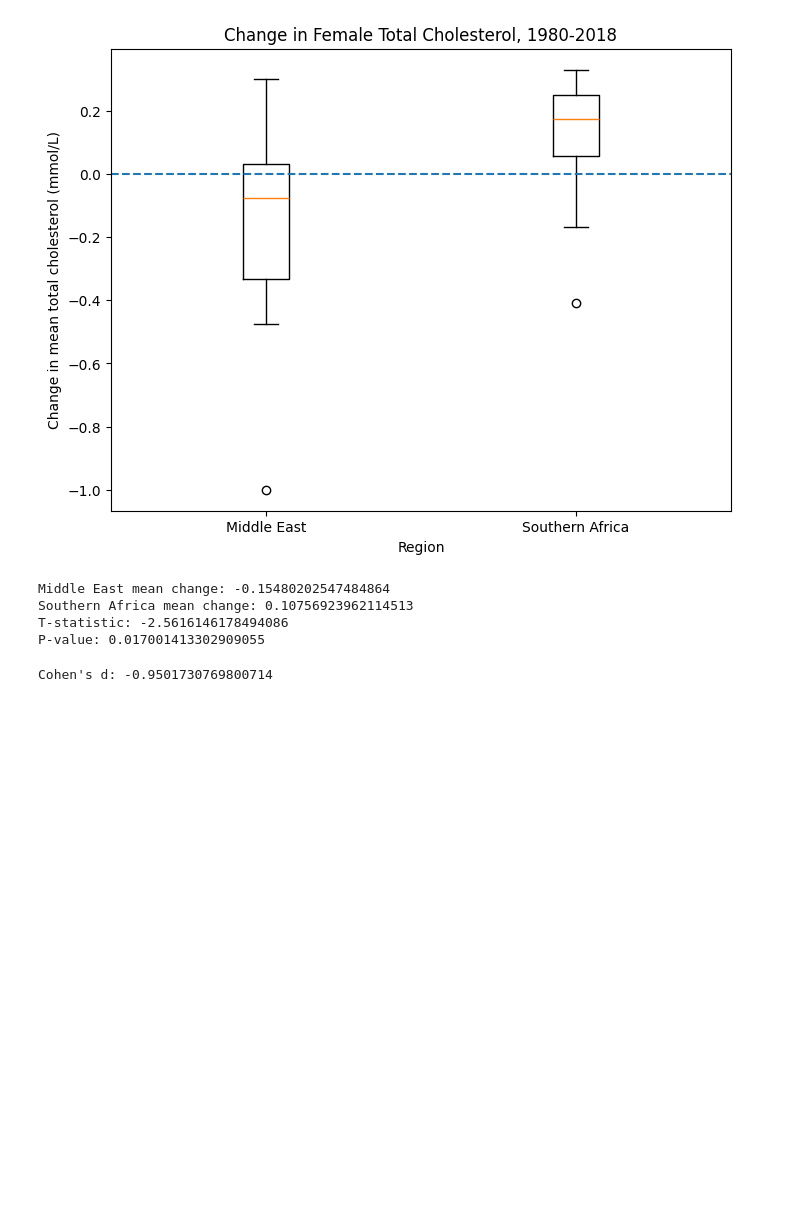
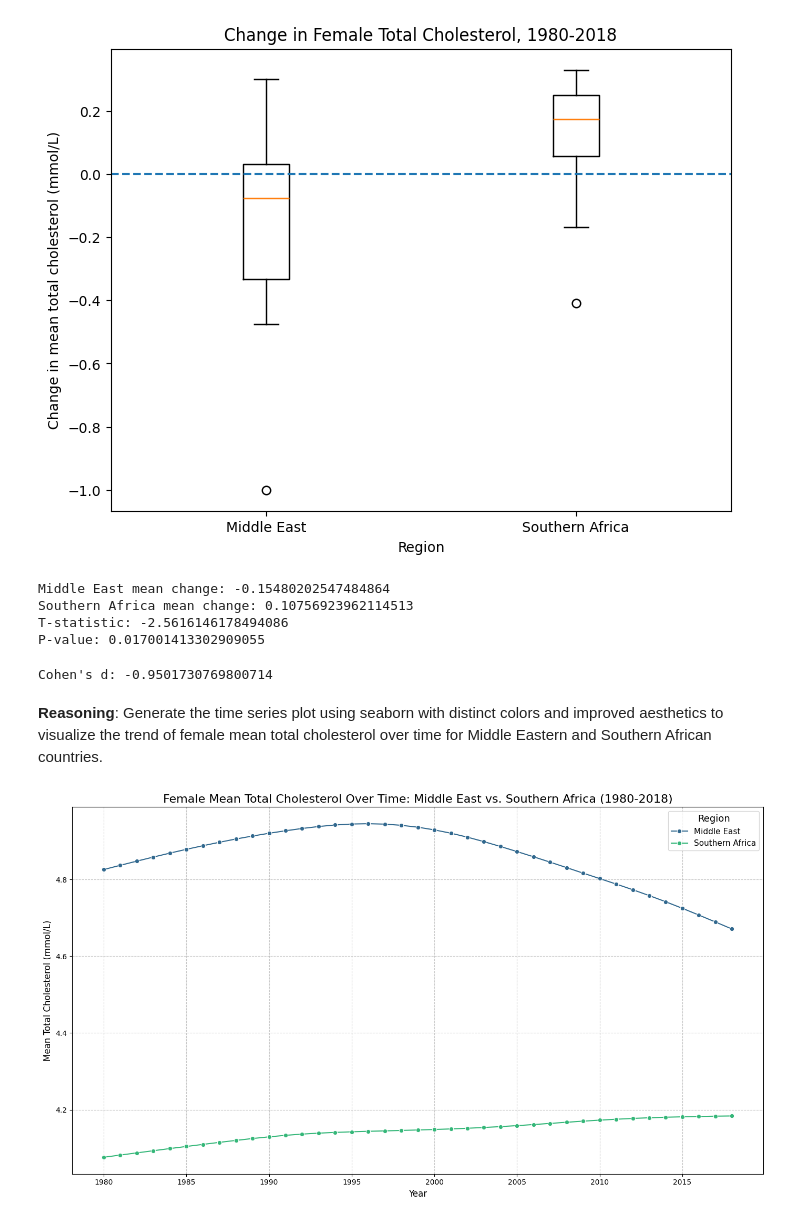
Before and after one commit to muminat58/dsrp_2026, a Jupyter notebook: DSPR_2026_Muminat.ipynb, the cells around one changed output. Cells and saved outputs as stored; diff of their text form; code cells hidden in the pictures; blank space fills up the shorter version.

```diff
--- a/DSPR_2026_Muminat.ipynb
+++ b/DSPR_2026_Muminat.ipynb
@@ -648,3 +650,24 @@ cohens_d = (
 print("Cohen's d:", cohens_d)
 # %% [output]
 Cohen's d: -0.9501730769800714
+# %% [markdown]
+**Reasoning**:
+Generate the time series plot using seaborn with distinct colors and improved aesthetics to visualize the trend of female mean total cholesterol over time for Middle Eastern and Southern African countries.
+# %%
+import seaborn as sns
+import matplotlib.pyplot as plt
+
+plt.figure(figsize=(14, 8))
+sns.lineplot(data=regional_yearly, x='Year', y='Mean total cholesterol (mmol/L)', hue='region', marker='o', palette='viridis')
+
+plt.title('Female Mean Total Cholesterol Over Time: Middle East vs. Southern Africa (1980-2018)', fontsize=16)
+plt.xlabel('Year', fontsize=12)
+plt.ylabel('Mean Total Cholesterol (mmol/L)', fontsize=12)
+plt.legend(title='Region', title_fontsize='13', fontsize='11')
+plt.grid(True, linestyle='--', alpha=0.7)
+plt.xticks(fontsize=10)
+plt.yticks(fontsize=10)
+plt.tight_layout()
+plt.show()
+# %% [output]
+[figure, added]
```
Also changed, not shown: parts of 8 cells of this notebook.
